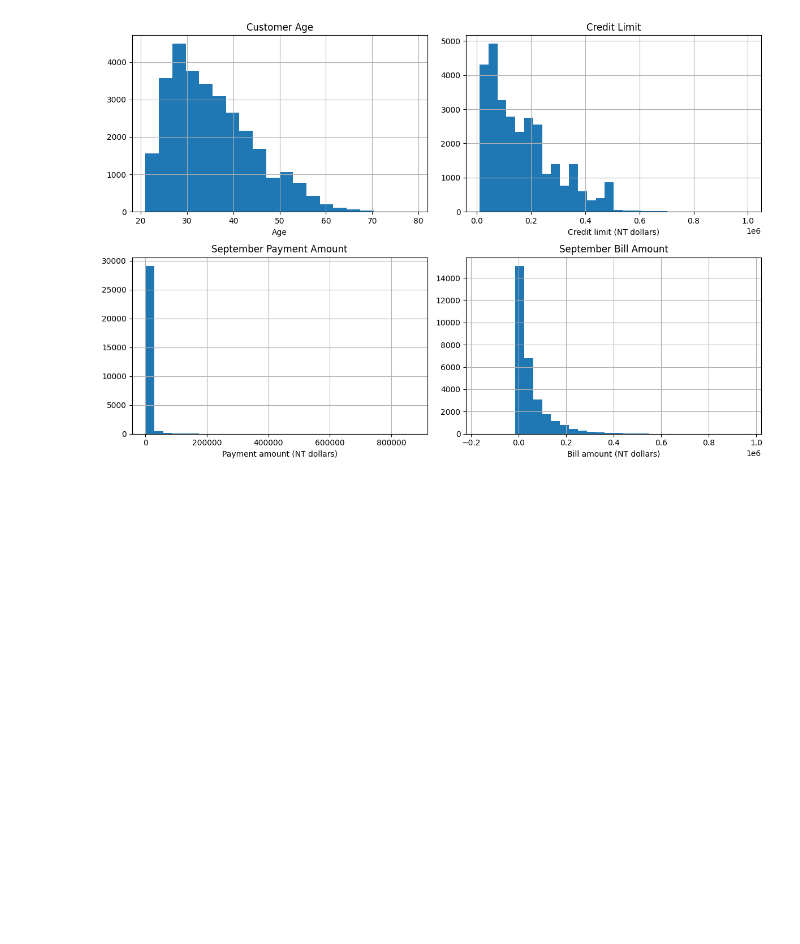
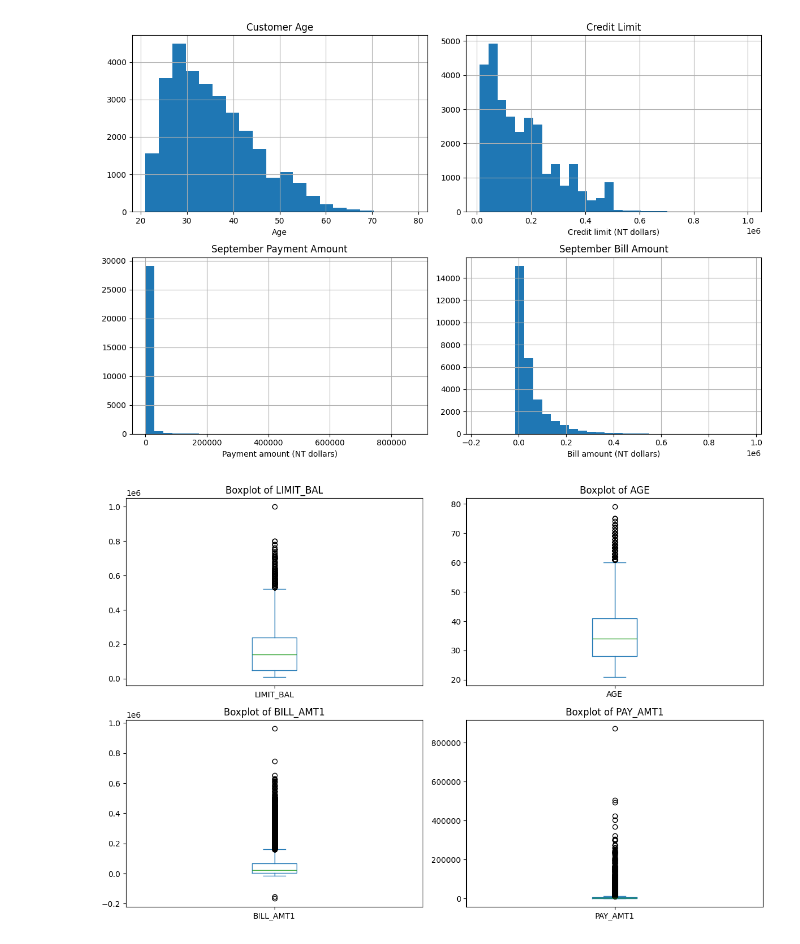
Before and after one commit to Juhishah510/Projects-RGU, a Jupyter notebook: Machine_learning.ipynb, the cells around one changed output. Cells and saved outputs as stored; diff of their text form; code cells hidden in the pictures; blank space fills up the shorter version.

```diff
--- a/Machine_learning.ipynb
+++ b/Machine_learning.ipynb
@@ -260,3 +296,15 @@ These columns track the monthly repayment status. The scale is as follows: `-1`
 * **`default payment next month`**: Ground truth / Class label indicating whether the client defaulted
   * `1` = yes (defaulted)
   * `0` = no (did not default)
+# %%
+
+# Explore repayment status for all six months
+
+payment_columns = [
+    "PAY_0", "PAY_2", "PAY_3",
+    "PAY_4", "PAY_5", "PAY_6"
+]
+
+for col in payment_columns:
+    print(f"\n{col} distribution:")
+    print(df[col].value_counts().sort_index())
@@ -321,3 +387,22 @@ plt.tight_layout()
 plt.show()
 # %% [output]
 [figure]
+# %%
+
+import matplotlib.pyplot as plt
+
+numerical_columns = [
+    "LIMIT_BAL", "AGE",
+    "BILL_AMT1", "PAY_AMT1"
+]
+
+fig, axes = plt.subplots(2, 2, figsize=(12, 8))
+
+for col, ax in zip(numerical_columns, axes.flatten()):
+    df[col].plot(kind="box", ax=ax)
+    ax.set_title(f"Boxplot of {col}")
+
+plt.tight_layout()
+plt.show()
+# %% [output]
+[figure, added]
```
Also changed, not shown: parts of 5 cells of this notebook.
